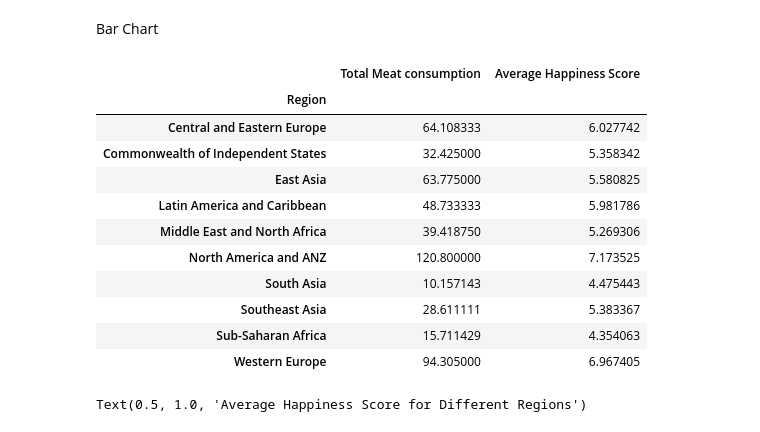
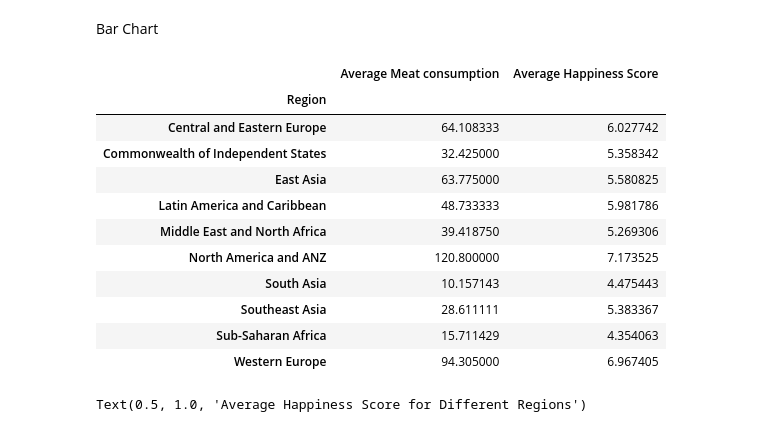
Before and after one commit to ermcgrew/bootcamp_project_one, a Jupyter notebook: data_analysis.ipynb, the cells around one changed output. Drawn from its saved outputs; the diff is of its cells as text; code cells hidden in the pictures.

Commit message:
update2 meat consump. vs. happiness score

```diff
--- a/data_analysis.ipynb
+++ b/data_analysis.ipynb
@@ -314,12 +314,12 @@ Bar Chart
 # %%
 # Get New DataFrame Groupby Regional Indicator
 meat = clean_happy_df.groupby(['Region']).mean()["Meat Consumption"]
 happiness = clean_happy_df.groupby(['Region']).mean()["Happiness Score"]
-region_df = meat.to_frame().join(happiness).rename(columns={'Meat Consumption':'Total Meat consumption',
+region_df = meat.to_frame().join(happiness).rename(columns={'Meat Consumption':'Average Meat consumption',
                                                             'Happiness Score':'Average Happiness Score'})
 region_df
 # %% [output]
-|  | Total Meat consumption | Average Happiness Score |
+|  | Average Meat consumption | Average Happiness Score |
 | Region |  |  |
 | Central and Eastern Europe | 64.108333 | 6.027742 |
 | Commonwealth of Independent States | 32.425000 | 5.358342 |
```
Also changed, not shown: parts of 1 cell of this notebook.
